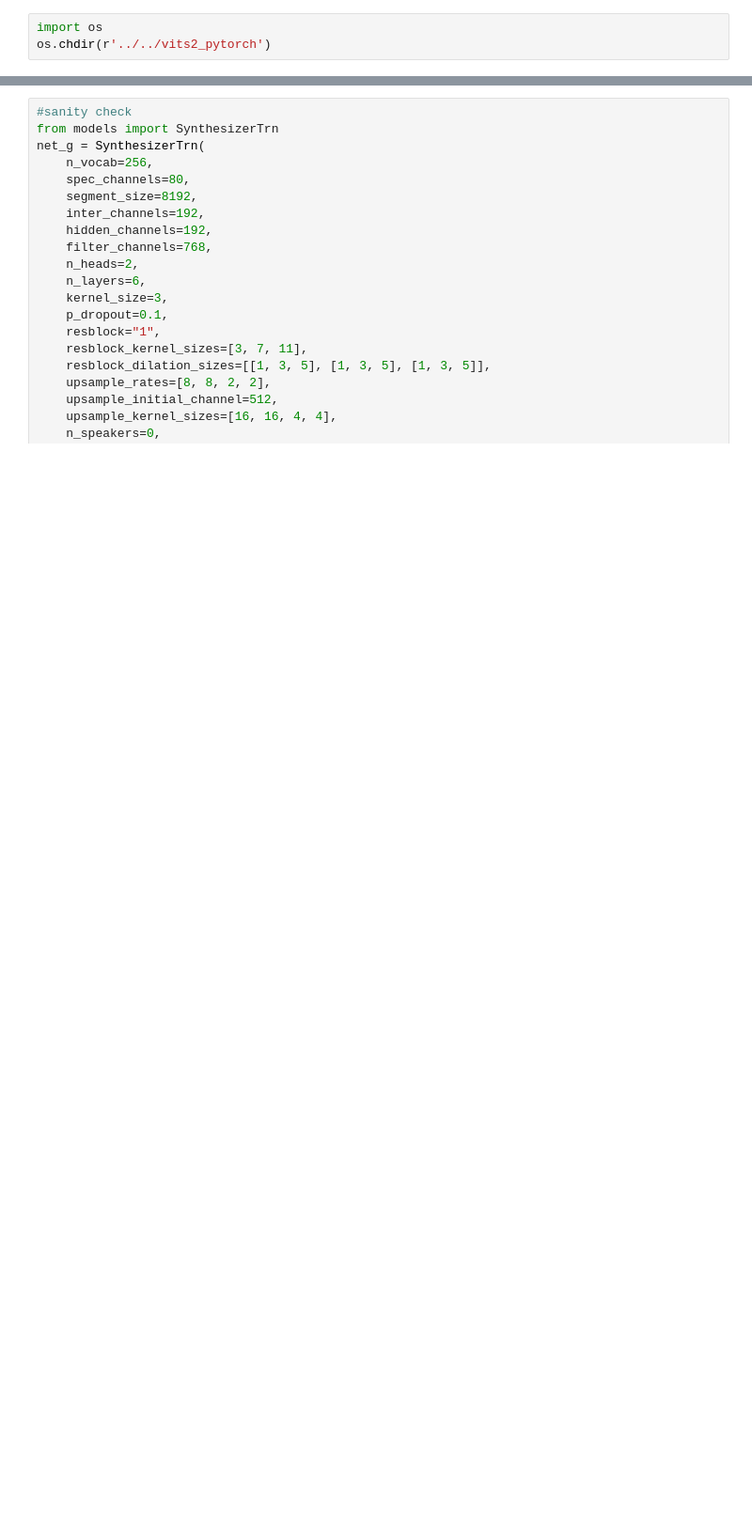
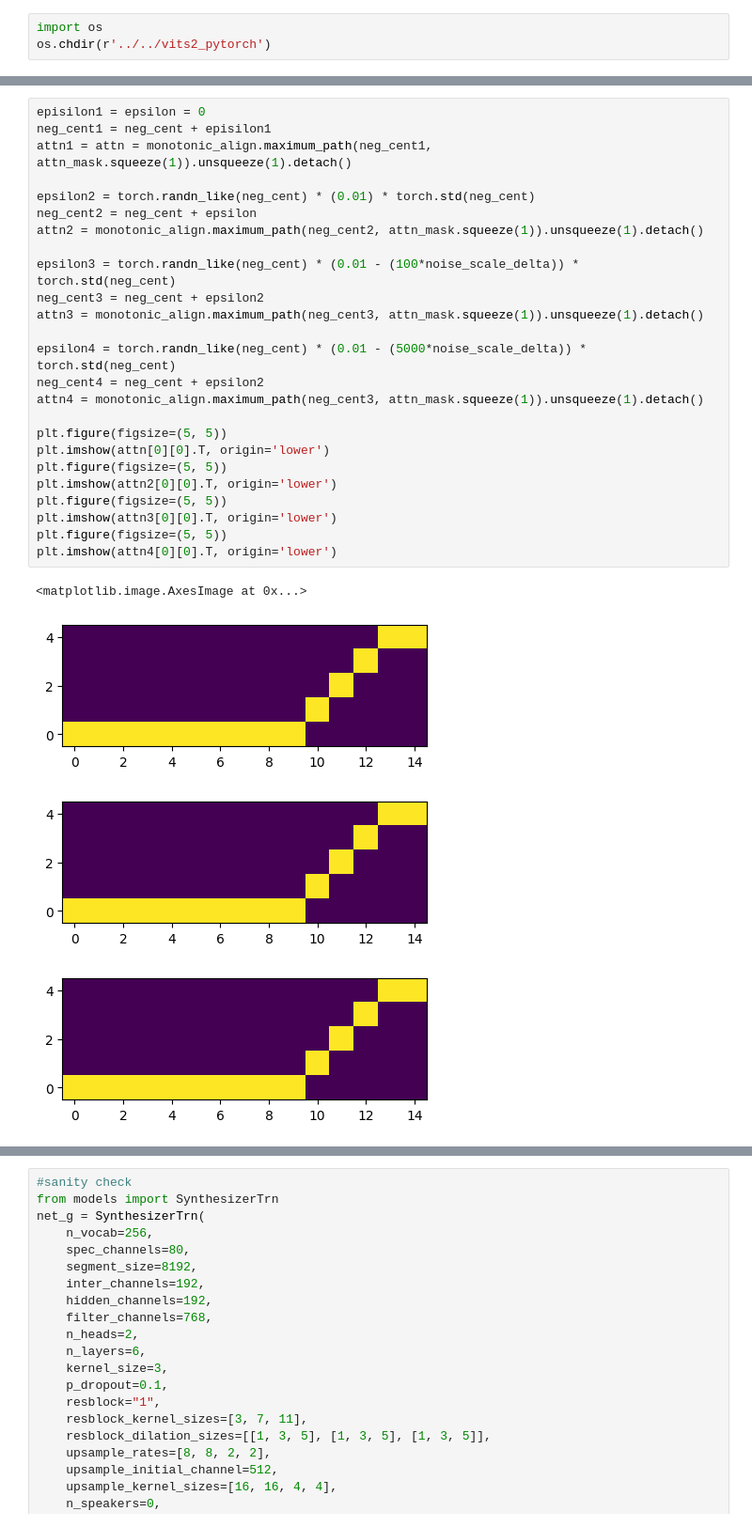
Before and after one commit to p0p4k/vits2_pytorch, a Jupyter notebook: notebooks/MAS_with_noise.ipynb, the cells around one changed output, grey strips where cells are left out. Shown at 94% size. Saved outputs shown, nothing was run; the diff lists cells and outputs as text; blank space fills up the shorter version.

Commit message:
updated mas noise train method
- fixed my earlier mistake
- trying torch.std

```diff
--- a/notebooks/MAS_with_noise.ipynb
+++ b/notebooks/MAS_with_noise.ipynb
@@ -58,0 +32,30 @@ plt.imshow(attn3[0][0].T, origin='lower')
+# %%
+episilon1 = epsilon = 0
+neg_cent1 = neg_cent + episilon1
+attn1 = attn = monotonic_align.maximum_path(neg_cent1, attn_mask.squeeze(1)).unsqueeze(1).detach()
+
+epsilon2 = torch.randn_like(neg_cent) * (0.01) * torch.std(neg_cent)
+neg_cent2 = neg_cent + epsilon
+attn2 = monotonic_align.maximum_path(neg_cent2, attn_mask.squeeze(1)).unsqueeze(1).detach()
+
+epsilon3 = torch.randn_like(neg_cent) * (0.01 - (100*noise_scale_delta)) * torch.std(neg_cent)
+neg_cent3 = neg_cent + epsilon2
+attn3 = monotonic_align.maximum_path(neg_cent3, attn_mask.squeeze(1)).unsqueeze(1).detach()
+
+epsilon4 = torch.randn_like(neg_cent) * (0.01 - (5000*noise_scale_delta)) * torch.std(neg_cent)
+neg_cent4 = neg_cent + epsilon2
+attn4 = monotonic_align.maximum_path(neg_cent3, attn_mask.squeeze(1)).unsqueeze(1).detach()
+
+plt.figure(figsize=(5, 5))
+plt.imshow(attn[0][0].T, origin='lower')
+plt.figure(figsize=(5, 5))
+plt.imshow(attn2[0][0].T, origin='lower')
+plt.figure(figsize=(5, 5))
+plt.imshow(attn3[0][0].T, origin='lower')
+plt.figure(figsize=(5, 5))
+plt.imshow(attn4[0][0].T, origin='lower')
+# %% [output]
+<matplotlib.image.AxesImage at 0x...>
+[figure, added]
+[figure, added]
+[figure, added]
```
Also changed, not shown: parts of 2 cells of this notebook, 18 other files.
